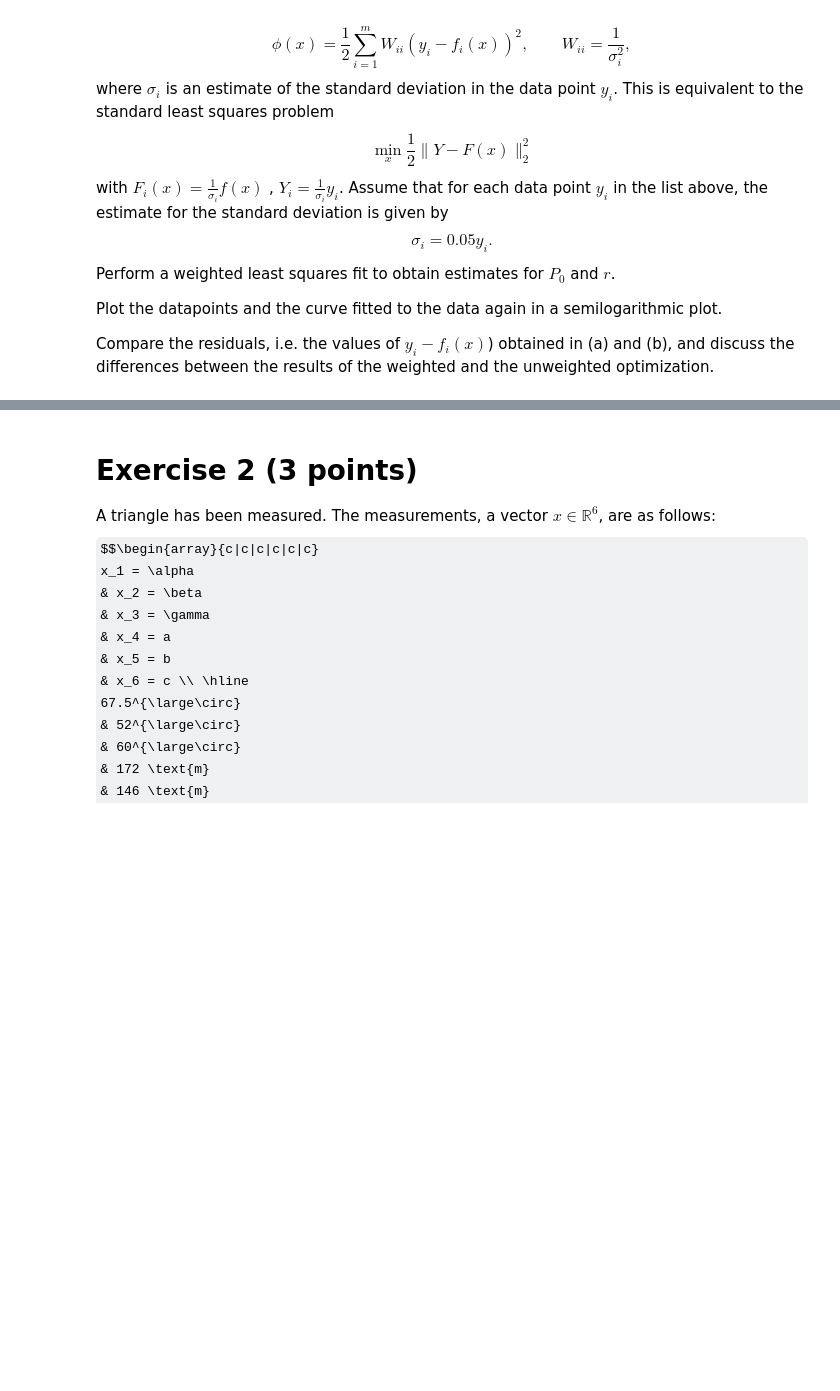
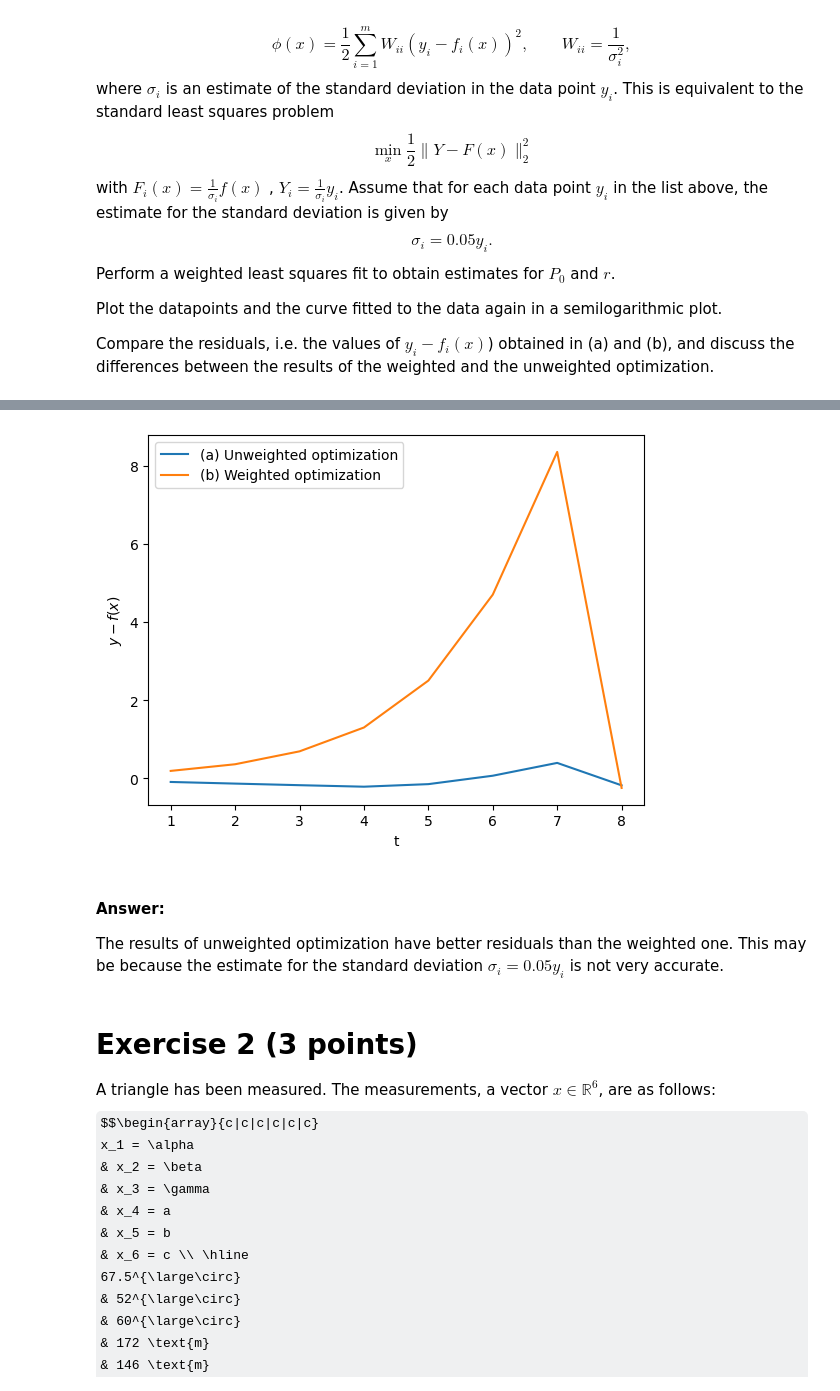
Before and after one commit to Terry-ZJ-Zhang/Numerical_Algorithm_Assignments, a Jupyter notebook: hw5/hw5_2023.ipynb, the cells around one changed output, grey strips where cells are left out. Cells and saved outputs as stored; diff of their text form; code cells hidden in the pictures; some formulas as TeX source; blank space fills up the shorter version.

```diff
--- a/hw5/hw5_2023.ipynb
+++ b/hw5/hw5_2023.ipynb
@@ -59,3 +133,17 @@ Compare the residuals, i.e. the values of $y_i - f_i(x)$) obtained in (a) and (b
+# %%
+# Compare the residuals
+plt.figure()
+plt.plot(t, data-f(x_a), label='(a) Unweighted optimization')
+plt.plot(t, data-f(x_b), label='(b) Weighted optimization')
+plt.legend()
+plt.xlabel('t')
+plt.ylabel(r'$y-f(x)$')
+plt.show()
+# %% [output]
+[figure, added]
+# %% [markdown]
+#### **Answer:**
+The results of unweighted optimization have better residuals than the weighted one. This may be because the estimate for the standard deviation $\sigma_i = 0.05y_i$ is not very accurate.
 # %% [markdown]
 # Exercise 2 (3 points)
 A triangle has been measured. The measurements, a vector $x \in \mathbb{R}^6$, are as follows:
```
Also changed, not shown: parts of 4 cells of this notebook.
